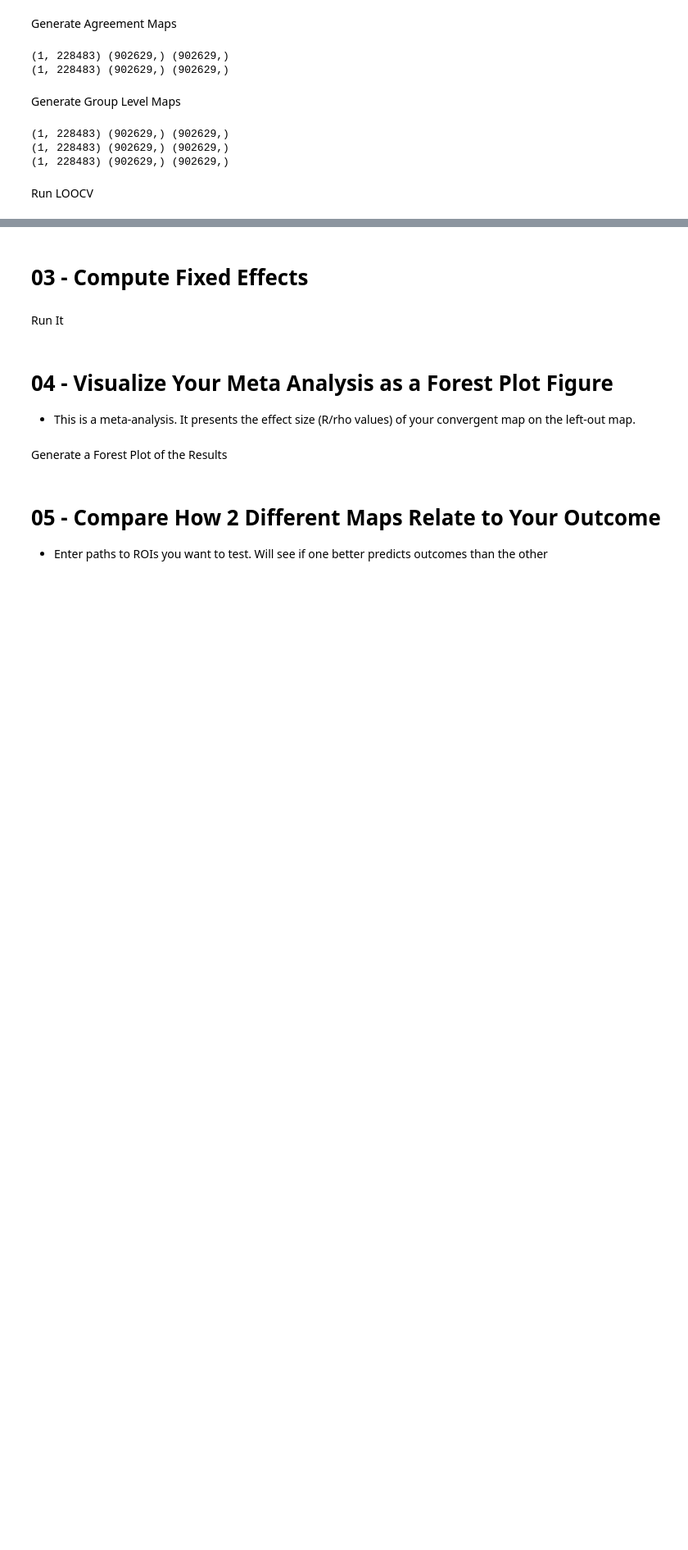
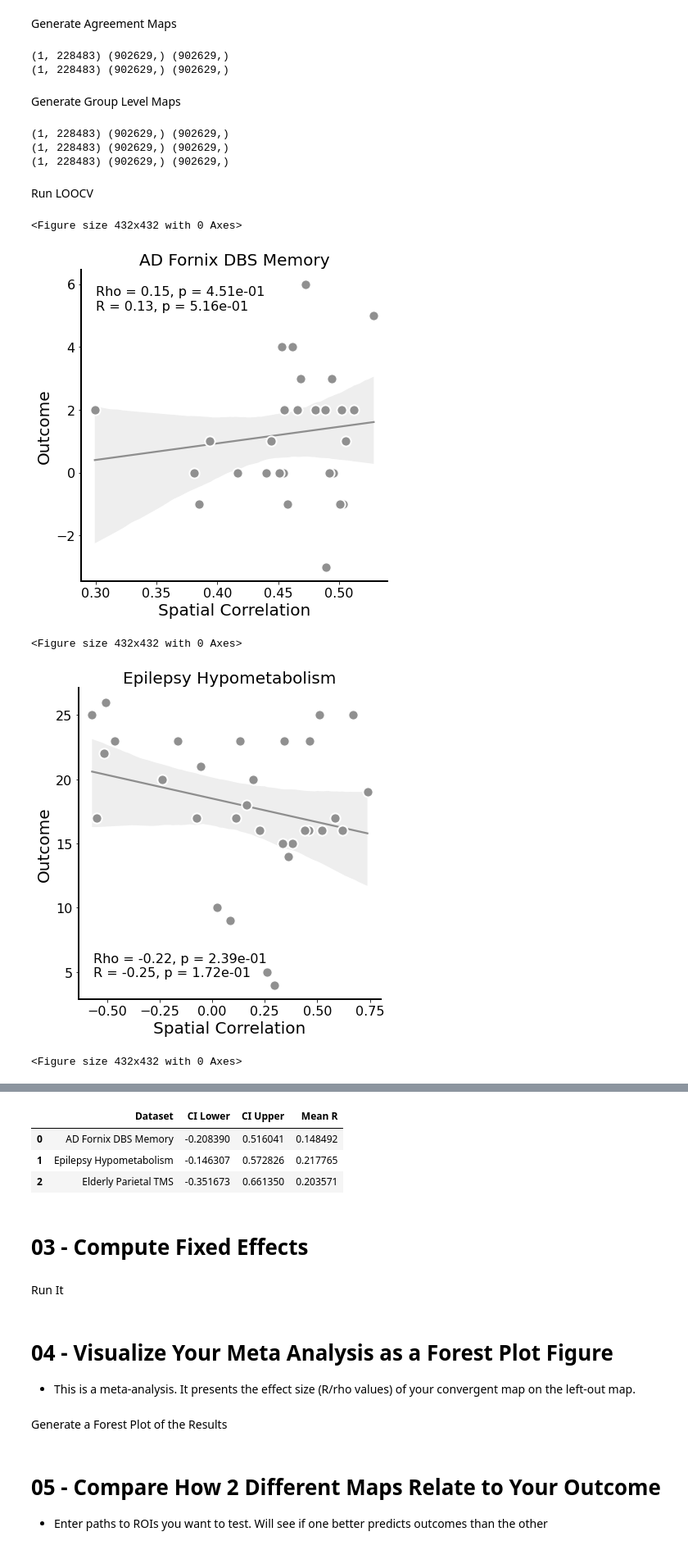
Before and after one commit to Calvinwhow/calvin_utils_project, a Jupyter notebook: notebooks/neuroimaging_notebooks/convergent_causal_mapping/03_test_convergent_network.ipynb, the cells around one changed output, grey strips where cells are left out. Shown at 82% size. Drawn from its saved outputs; the diff is of its cells as text; code cells hidden in the pictures; blank space fills up the shorter version.

```diff
--- a/notebooks/neuroimaging_notebooks/convergent_causal_mapping/03_test_convergent_network.ipynb
+++ b/notebooks/neuroimaging_notebooks/convergent_causal_mapping/03_test_convergent_network.ipynb
@@ -1,11 +1,11 @@
 # %%
-out_dir = '/Users/cu135/Partners HealthCare Dropbox/Calvin Howard/studies/ccm_memory/results/notebook_01/mikes_retarded_analysis/dataset_dict_prune_tms_nohebs'
+out_dir = '/Users/cu135/Partners HealthCare Dropbox/Calvin Howard/studies/ccm_memory/results/notebook_03/unseen_memory_data'
 # %% [markdown]
 # 01 - Begin Analysis
 # %% [markdown]
 Enter the path to the dictionary generated by Notebook 01
 # %%
-dict_path = '/Users/cu135/Partners HealthCare Dropbox/Calvin Howard/studies/ccm_memory/results/notebook_01/mikes_retarded_analysis/dataset_dict_prune_tms_nohebs.json'
+dict_path = '/Users/cu135/Partners HealthCare Dropbox/Calvin Howard/studies/ccm_memory/results/notebook_03/unseen_memory_data.json'
 # %% [markdown]
 What correlation method would you like to use?
 - Pearson is very fast, but depends on linearity and is sensitive to outliers
@@ -72,7 +73,7 @@ loocv_analyzer = LOOCVAnalyzer(corr_map_dict, data_loader,
                                out_dir=out_dir,
                                weight=True,
                                mask_path='/Users/cu135/hires_backdrops/MNI/MNI152_T1_2mm_brain_mask.nii',
-                               roi_path=None,
+                               roi_path='/Users/cu135/Partners HealthCare Dropbox/Calvin Howard/studies/ccm_memory/results/notebook_07/best_maps/weighted_average/all_datasets_unweighted_avg_r_map.nii.gz',
                                datasets_to_flip=datasets_to_flip,
                                align_all_maps=True
                                )
@@ -96,5 +97,11 @@ loocv_analyzer.save_individual_r_maps(dir='group_maps/', verbose=False)
 # %% [markdown]
 Run LOOCV
 # %%
-# loocv_analyzer.run()
-# display(loocv_analyzer.results_df)
+loocv_analyzer.run()
+display(loocv_analyzer.results_df)
+# %% [output]
+<Figure size 432x432 with 0 Axes>
+[figure, added]
+<Figure size 432x432 with 0 Axes>
+[figure, added]
+<Figure size 432x432 with 0 Axes>
@@ -101,3 +109,7 @@ Run LOOCV
+|  | Dataset | CI Lower | CI Upper | Mean R |
+| 0 | AD Fornix DBS Memory | -0.208390 | 0.516041 | 0.148492 |
+| 1 | Epilepsy Hypometabolism | -0.146307 | 0.572826 | 0.217765 |
+| 2 | Elderly Parietal TMS | -0.351673 | 0.661350 | 0.203571 |
 # %% [markdown]
 # 03 - Compute Fixed Effects
 # %% [markdown]
```
Also changed, not shown: parts of 4 cells of this notebook, 5 other files.
